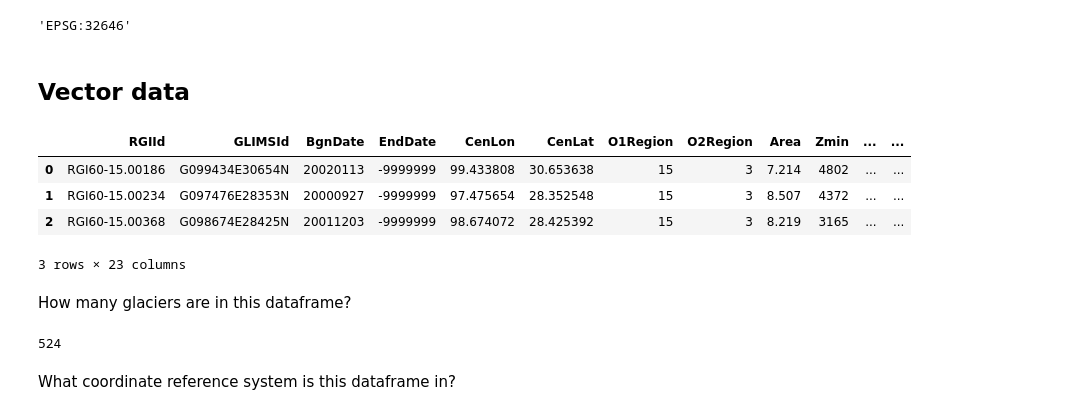
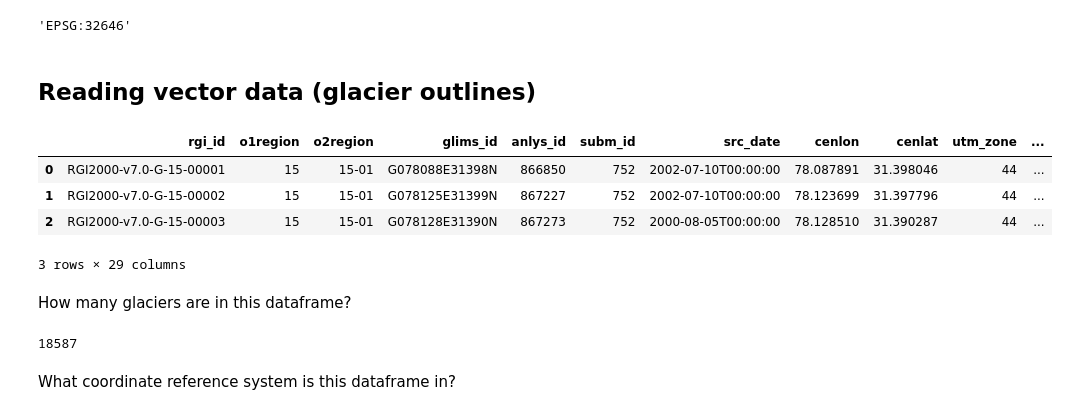
Before and after one commit to e-marshall/itslive, a Jupyter notebook: glacier_analysis_grouped.ipynb, the cells around one changed output. Drawn from its saved outputs; the diff is of its cells as text; code cells hidden in the pictures.

```diff
--- a/glacier_analysis_grouped.ipynb
+++ b/glacier_analysis_grouped.ipynb
@@ -83,23 +98,22 @@ crs
 # %% [output]
 'EPSG:32646'
 # %% [markdown]
-## Vector data
+## Reading vector data (glacier outlines)
 # %%
-#se_asia = gpd.read_file('https://github.com/e-marshall/itslive/raw/master/rgi15_southasiaeast.geojson')
-se_asia = gpd.read_file('/home/emmamarshall/Desktop/data/rgi/south_asia_east_15/15_rgi60_SouthAsiaEast.shp')
+se_asia = gpd.read_parquet('rgi7_region15_south_asia_east.parquet')
 se_asia.head(3)
 # %% [output]
-|  | RGIId | GLIMSId | BgnDate | EndDate | CenLon | CenLat | O1Region | O2Region | Area | Zmin | ... | ... |
-| 0 | RGI60-15.00186 | G099434E30654N | 20020113 | -9999999 | 99.433808 | 30.653638 | 15 | 3 | 7.214 | 4802 | ... | ... |
-| 1 | RGI60-15.00234 | G097476E28353N | 20000927 | -9999999 | 97.475654 | 28.352548 | 15 | 3 | 8.507 | 4372 | ... | ... |
-| 2 | RGI60-15.00368 | G098674E28425N | 20011203 | -9999999 | 98.674072 | 28.425392 | 15 | 3 | 8.219 | 3165 | ... | ... |
+|  | rgi_id | o1region | o2region | glims_id | anlys_id | subm_id | src_date | cenlon | cenlat | utm_zone | ... |
+| 0 | RGI2000-v7.0-G-15-00001 | 15 | 15-01 | G078088E31398N | 866850 | 752 | 2002-07-10T00:00:00 | 78.087891 | 31.398046 | 44 | ... |
+| 1 | RGI2000-v7.0-G-15-00002 | 15 | 15-01 | G078125E31399N | 867227 | 752 | 2002-07-10T00:00:00 | 78.123699 | 31.397796 | 44 | ... |
+| 2 | RGI2000-v7.0-G-15-00003 | 15 | 15-01 | G078128E31390N | 867273 | 752 | 2000-08-05T00:00:00 | 78.128510 | 31.390287 | 44 | ... |
-3 rows × 23 columns
+3 rows × 29 columns
 # %% [markdown]
 How many glaciers are in this dataframe?
 # %%
-se_asia['RGIId'].nunique()
+se_asia['rgi_id'].nunique()
 # %% [output]
-524
+18587
 # %% [markdown]
 What coordinate reference system is this dataframe in?
 # %%
```
Also changed, not shown: parts of 30 cells of this notebook, 2 other files.
